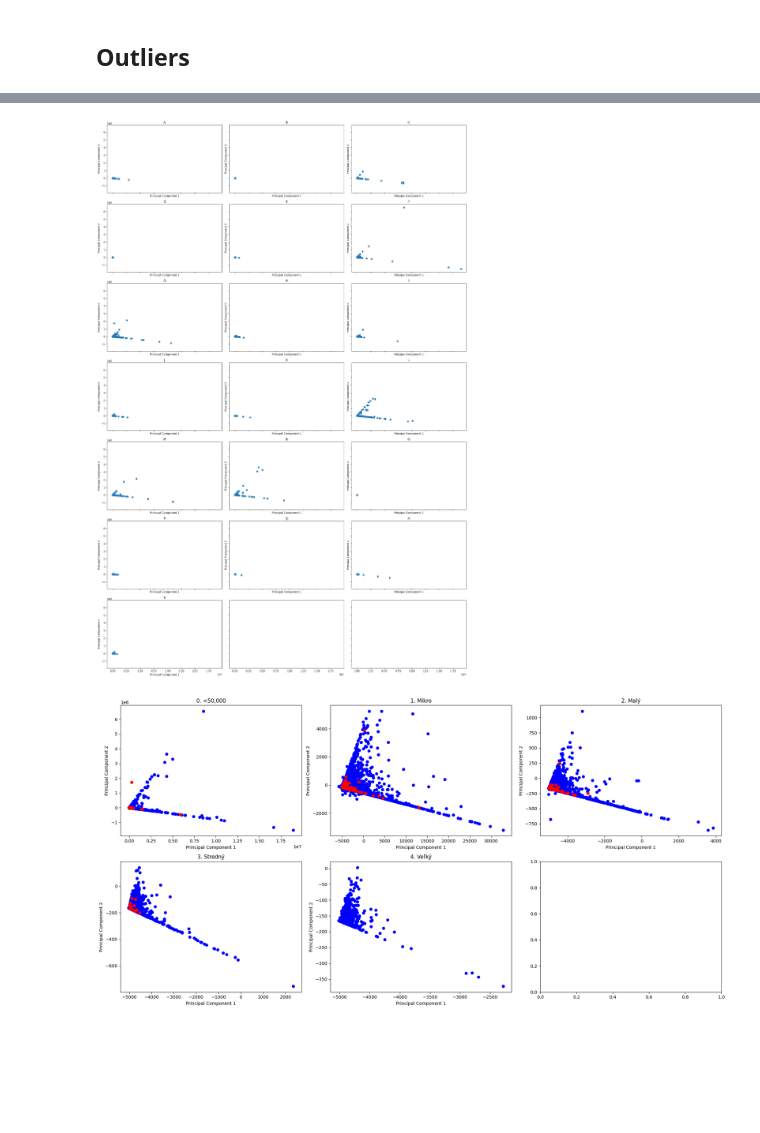
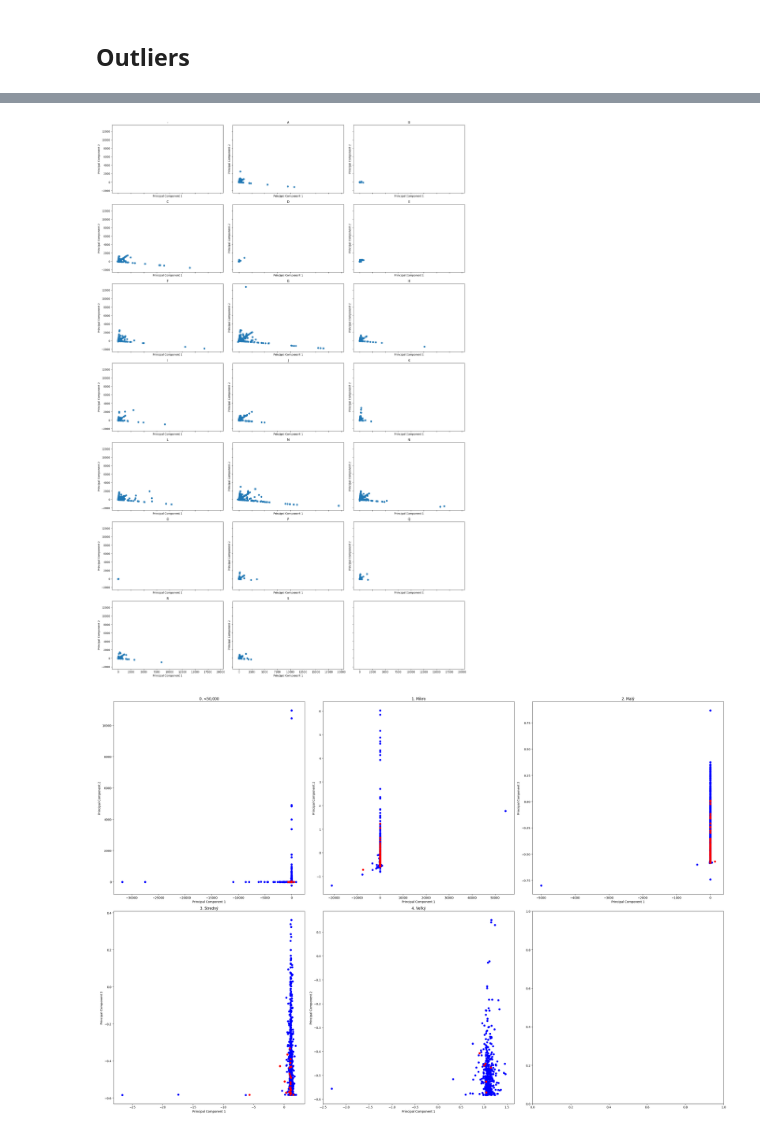
Before and after one commit to rohalmatus/financial-distress-models, a Jupyter notebook: CODE/TRANSFORM/07_main_dataset_finalize.ipynb, the cells around one changed output, grey strips where cells are left out. Cells and saved outputs as stored; diff of their text form; code cells hidden in the pictures; blank space fills up the shorter version.

```diff
--- a/CODE/TRANSFORM/07_main_dataset_finalize.ipynb
+++ b/CODE/TRANSFORM/07_main_dataset_finalize.ipynb
@@ -57,11 +40,10 @@ FINANCIAL_RATIOS = [
     'INV_COST', 'INV_SAL', 'CC_SAL', 'TA_SAL',
     'TL_TA', 'CF_TL', 'CL_TA', 'NCL_TA', 'EQ_TL',
     'EQ_TA',
-    'EBIT_INT',
     'CL_CC', 'ROE', 'EAT_TA',
     'ROA_BRUTTO', 'CF_TA', 'CF_SAL', 'ROS',
     'EAT_YIE', 'ROI', 'ROA_NETTO',
-    'LABOR_PRODUCTIVITY', 'SOCLIAB_SAL']
+    'LABOR_PRODUCTIVITY']
 
 PRIMARY_METRICS = [
     'CA',
@@ -81,9 +63,9 @@ YEARS = sorted(list(financial_ratios_table['year'].unique()))
 SAL_CLASSES =  sorted(list(financial_ratios_table['sal_class'].unique()))
 TEMPLATES = list(financial_ratios_table['financial_report_template_id'].unique())
 # %%
-financial_ratios_table_2018 = financial_ratios_table.query('year == 2018')
-for sal_class in SAL_CLASSES:
-    description_table = financial_ratios_table_2018.query('sal_class == @sal_class')[FINANCIAL_RATIOS].describe().T.sort_values('count')
-    sample_size = financial_ratios_table_2018.query('sal_class == @sal_class').shape[0]
-    description_table['share'] = description_table['count'] / sample_size
-    display(description_table)
+# financial_ratios_table_2018 = financial_ratios_table.query('year == 2018')
+# for sal_class in SAL_CLASSES:
+#     description_table = financial_ratios_table_2018.query('sal_class == @sal_class')[FINANCIAL_RATIOS].describe().T.sort_values('count')
+#     sample_size = financial_ratios_table_2018.query('sal_class == @sal_class').shape[0]
+#     description_table['share'] = description_table['count'] / sample_size
+#     display(description_table)
@@ -176,5 +72,3 @@ for sal_class in SAL_CLASSES:
-# %%
-FINANCIAL_RATIOS.remove('EBIT_INT')
 # %%
 from sklearn.impute import SimpleImputer
 
@@ -320,7 +214,7 @@ axes = axes.flatten()
 
 data_group = financial_ratios_table.query('year == 2018 and is_outlier == False')
 
-data = fill_missing_values_mean(data_group[FINANCIAL_RATIOS].values)
+data = fill_missing_values_mean(data_group[['L3', 'EQ_TL']].values)
 
 pca = PCA(n_components=2)
 pca_data = pca.fit_transform(data)
@@ -338,50 +232,47 @@ for i, sknace in enumerate(SKNACE_DIVISIONS):
 plt.tight_layout()
 plt.show()
 # %% [output]
-[figure, old version]
+[figure, new version]
 # %%
-DISTRESS_CRITERIA = ['DPHZ_vat_registration_cancelled',
+DISTRESS_CRITERIA =  ['DPHZ_vat_registration_cancelled',
  'DPHZ_vat_registration_cancelled_1y_off',
  'DPHZ_vat_registration_cancelled_2y_off',
- 'RUZ_indirect_criterion',
- 'RUZ_indirect_criterion_1y_off',
- 'RUZ_indirect_criterion_2y_off',
- 'RU_konkurz',
- 'RU_konkurz_1y_off',
- 'RU_konkurz_2y_off',
- 'RU_ostatne_konania',
- 'RU_ostatne_konania_1y_off',
- 'RU_ostatne_konania_2y_off',
+ 'DPHZ_vat_registration_cancelled_3y_off',
+ 'RU_event',
+ 'RU_event_1y_off',
+ 'RU_event_2y_off',
+ 'RU_event_3y_off',
  'RUZ_cancelled',
  'RUZ_cancelled_1y_off',
- 'RUZ_cancelled_2y_off']
+ 'RUZ_cancelled_2y_off',
+ 'RUZ_cancelled_3y_off']
 
-DISTRESS_CRITERION = 'RUZ_cancelled_2y_off'
+DISTRESS_CRITERION = 'RU_event_3y_off'
 
-fig, axes = plt.subplots(ncols=3, nrows=len(SAL_CLASSES) // 3 + 1, figsize=(20, 10))
+fig, axes = plt.subplots(ncols=3, nrows=len(SAL_CLASSES) // 3 + 1, figsize=(30, 20))
 axes = axes.flatten()
 
 data_group = financial_ratios_table.query('year == 2018 and is_outlier == False and period_length == 12').sort_values(DISTRESS_CRITERION, ascending=True)
 
-data = fill_missing_values_mean(data_group[FINANCIAL_RATIOS].values)
+data = fill_missing_values_mean(data_group[['EAT_TA', 'LABOR_PRODUCTIVITY']].values)
 
 pca = PCA(n_components=2)
 pca_data = pca.fit_transform(data)
 
 
 colors = ['blue', 'red']  # Define colors for RUZ_cancelled categories
 
 for i, sal_class in enumerate(SAL_CLASSES):
     ax = axes[i]
     for j, ruz_cancelled in enumerate([False, True]):
         class_indices = (data_group['sal_class'] == sal_class) & (data_group[DISTRESS_CRITERION] == ruz_cancelled)
         ax.scatter(pca_data[class_indices, 0], pca_data[class_indices, 1], label=f'{DISTRESS_CRITERION}={ruz_cancelled}', color=colors[j])
 
 
     ax.set_title(f'{sal_class}')
     ax.set_xlabel('Principal Component 1')
     ax.set_ylabel('Principal Component 2')
 plt.tight_layout()
 plt.show()
 # %% [output]
-[figure, old version]
+[figure, new version]
```
Also changed, not shown: parts of 10 cells of this notebook, 6 other files.
